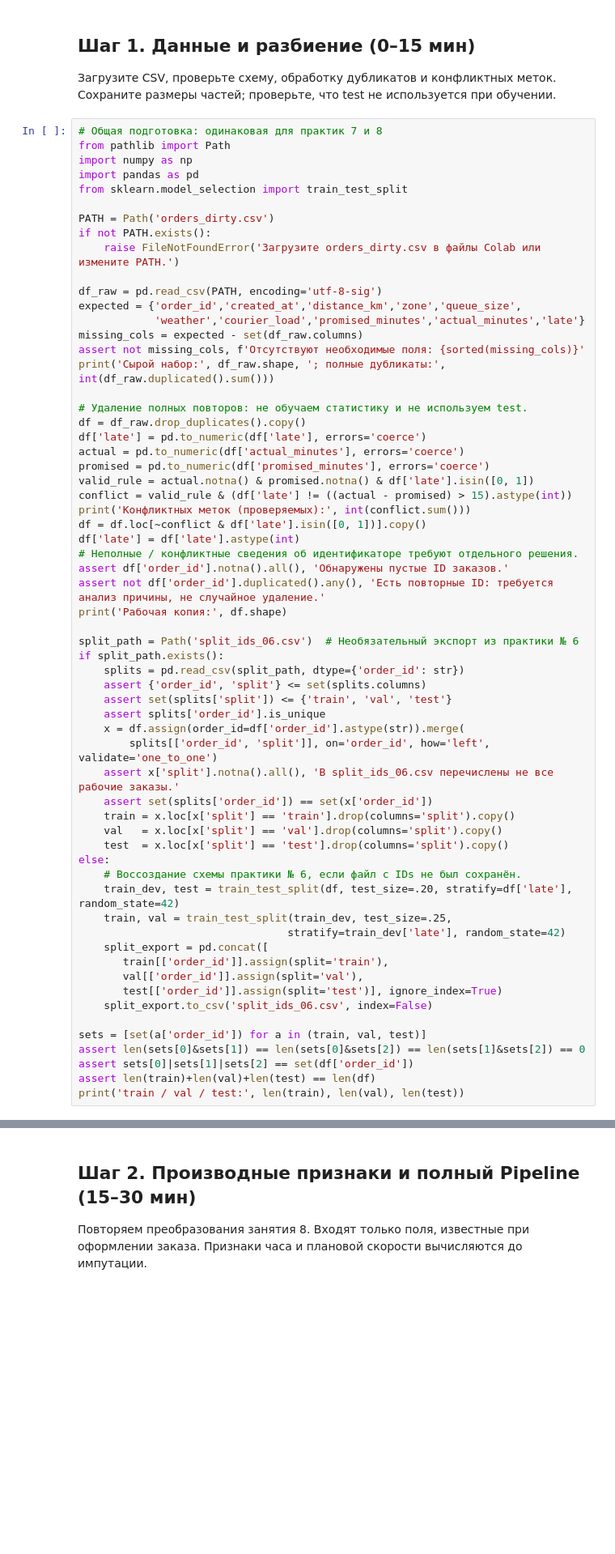
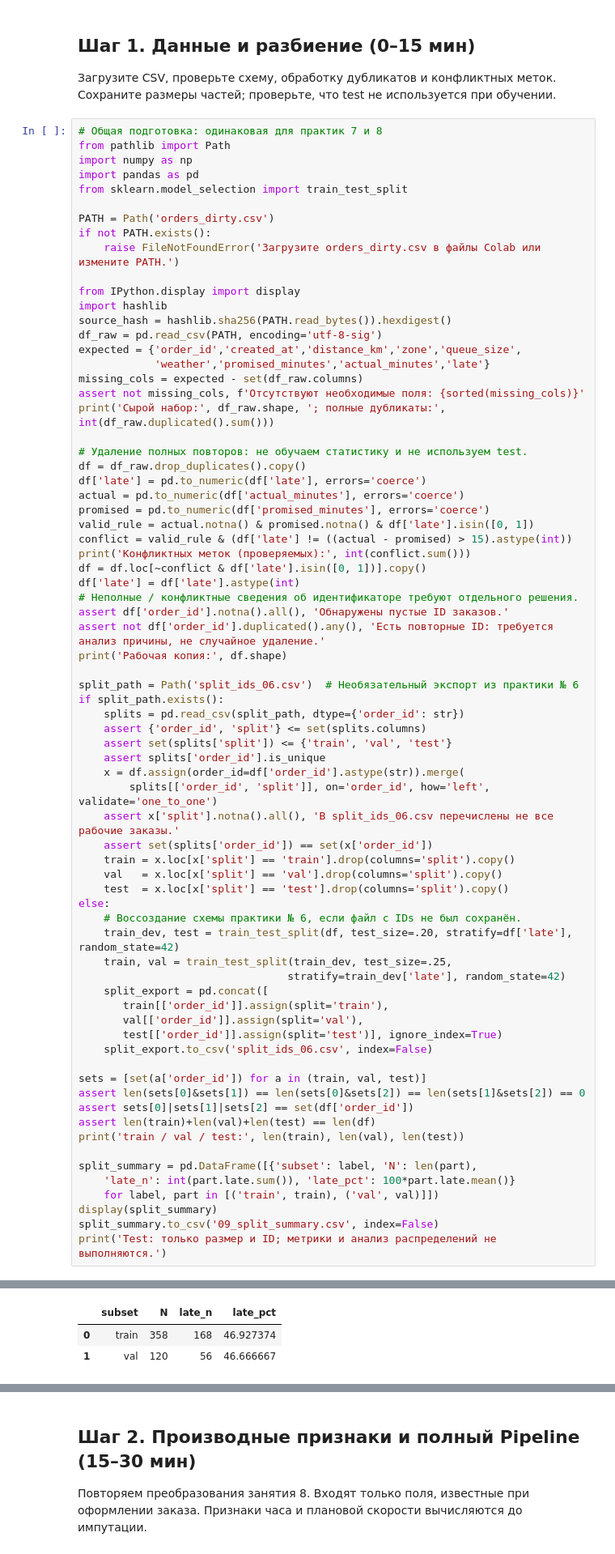
Before and after one commit to Vladislav-Evg-Sid/utmn-master-degree, a Jupyter notebook: tii/lb9/09_student.ipynb, the cells around one changed output, grey strips where cells are left out. Shown at 81% size. Saved outputs shown, nothing was run; the diff lists cells and outputs as text; blank space fills up the shorter version.

```diff
--- a/tii/lb9/09_student.ipynb
+++ b/tii/lb9/09_student.ipynb
@@ -20,9 +22,12 @@ PATH = Path('orders_dirty.csv')
 if not PATH.exists():
     raise FileNotFoundError('Загрузите orders_dirty.csv в файлы Colab или измените PATH.')
 
+from IPython.display import display
+import hashlib
+source_hash = hashlib.sha256(PATH.read_bytes()).hexdigest()
 df_raw = pd.read_csv(PATH, encoding='utf-8-sig')
 expected = {'order_id','created_at','distance_km','zone','queue_size',
-            'weather','courier_load','promised_minutes','actual_minutes','late'}
+            'weather','promised_minutes','actual_minutes','late'}
 missing_cols = expected - set(df_raw.columns)
 assert not missing_cols, f'Отсутствуют необходимые поля: {sorted(missing_cols)}'
 print('Сырой набор:', df_raw.shape, '; полные дубликаты:', int(df_raw.duplicated().sum()))
@@ -71,3 +76,11 @@ assert len(sets[0]&sets[1]) == len(sets[0]&sets[2]) == len(sets[1]&sets[2]) == 0
 assert sets[0]|sets[1]|sets[2] == set(df['order_id'])
 assert len(train)+len(val)+len(test) == len(df)
 print('train / val / test:', len(train), len(val), len(test))
+
+split_summary = pd.DataFrame([{'subset': label, 'N': len(part),
+    'late_n': int(part.late.sum()), 'late_pct': 100*part.late.mean()}
+    for label, part in [('train', train), ('val', val)]])
+display(split_summary)
+split_summary.to_csv('09_split_summary.csv', index=False)
+print('Test: только размер и ID; метрики и анализ распределений не выполняются.')
+# %% [output]
@@ -73,0 +91,3 @@ print('train / val / test:', len(train), len(val), len(test))
+|  | subset | N | late_n | late_pct |
+| 0 | train | 358 | 168 | 46.927374 |
+| 1 | val | 120 | 56 | 46.666667 |
```
Also changed, not shown: parts of 9 cells of this notebook, 19 other files.
